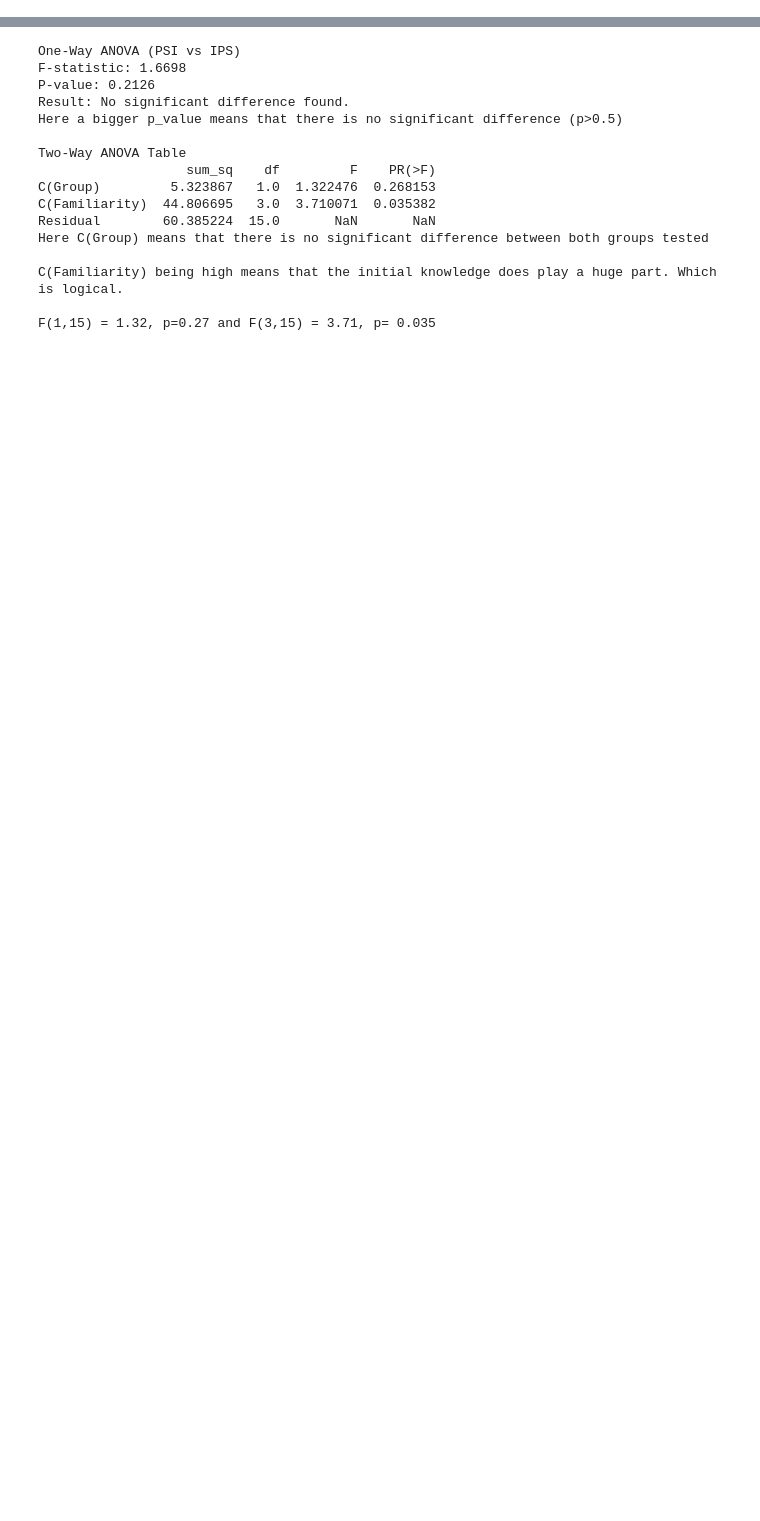
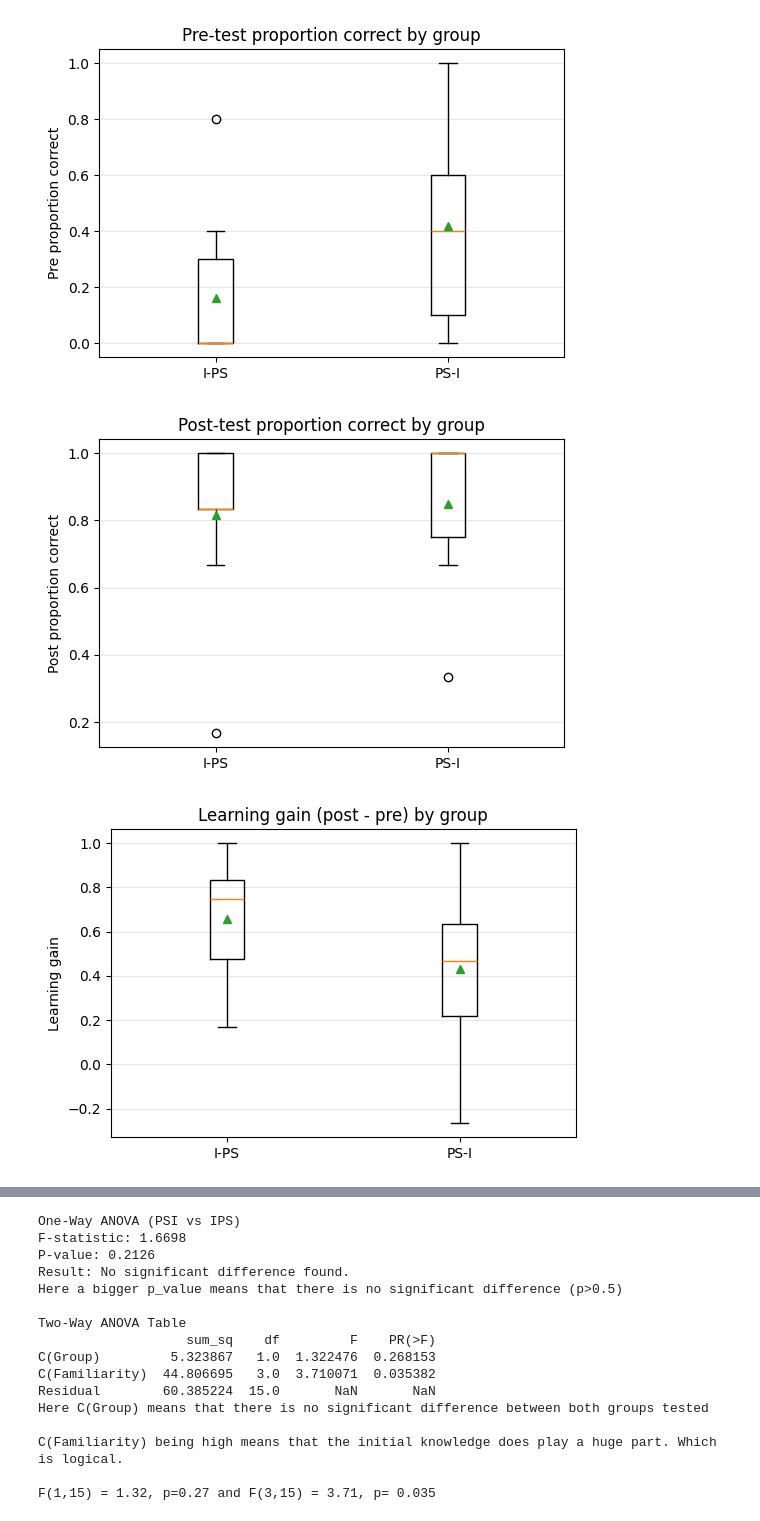
Before and after one commit to mathisrich/Gerrymandering-CS411, a Jupyter notebook: data_analysis/ANOVA_analysis.ipynb, the cells around one changed output, grey strips where cells are left out. Cells and saved outputs as stored; diff of their text form; code cells hidden in the pictures; blank space fills up the shorter version.

```diff
--- a/data_analysis/ANOVA_analysis.ipynb
+++ b/data_analysis/ANOVA_analysis.ipynb
@@ -17,0 +278,19 @@ PSI_data.head(1)
+# %%
+# ANCOVA (Group + Familiarity), and moderation / interaction model (Group × Familiarity)
+fam_col = "Before this activity, how familiar are you with topics like electoral districts, redistricting or gerrymandering?"
+df2["Familiarity"] = df2[fam_col].astype(float)
+
+# Ensure Group is categorical
+df2["Group"] = df2["Group"].astype("category")
+
+# Interaction-first model (moderation)
+m_int = ols("learning_gain ~ C(Group, Sum) * Familiarity", data=df2).fit()
+anova_int = anova_lm(m_int, typ=3)   # Type III when testing interaction
+print("=== Type III ANOVA (with interaction) ===")
+print(anova_int)
+
+# If interaction is not significant, refit without it (main effects)
+m_main = ols("learning_gain ~ C(Group) + Familiarity", data=df2).fit()
+anova_main = anova_lm(m_main, typ=2) # Type II for main effects model
+print("\n=== Type II ANOVA (main effects only) ===")
+print(anova_main)
@@ -17,0 +389,21 @@ PSI_data.head(1)
+# %%
+import matplotlib.pyplot as plt
+
+def boxplot_by_group(y_col, title, ylabel):
+    groups = ["I-PS", "PS-I"]
+    data = [df2.loc[df2["Group"]==g, y_col].dropna().values for g in groups]
+
+    plt.figure(figsize=(6,4))
+    plt.boxplot(data, tick_labels=groups, showmeans=True)
+    plt.title(title)
+    plt.ylabel(ylabel)
+    plt.grid(axis="y", alpha=0.3)
+    plt.show()
+
+boxplot_by_group("pre_prop", "Pre-test proportion correct by group", "Pre proportion correct")
+boxplot_by_group("post_prop", "Post-test proportion correct by group", "Post proportion correct")
+boxplot_by_group("learning_gain", "Learning gain (post - pre) by group", "Learning gain")
+# %% [output]
+[figure, added]
+[figure, added]
+[figure, added]
```
Also changed, not shown: parts of 37 cells of this notebook.
